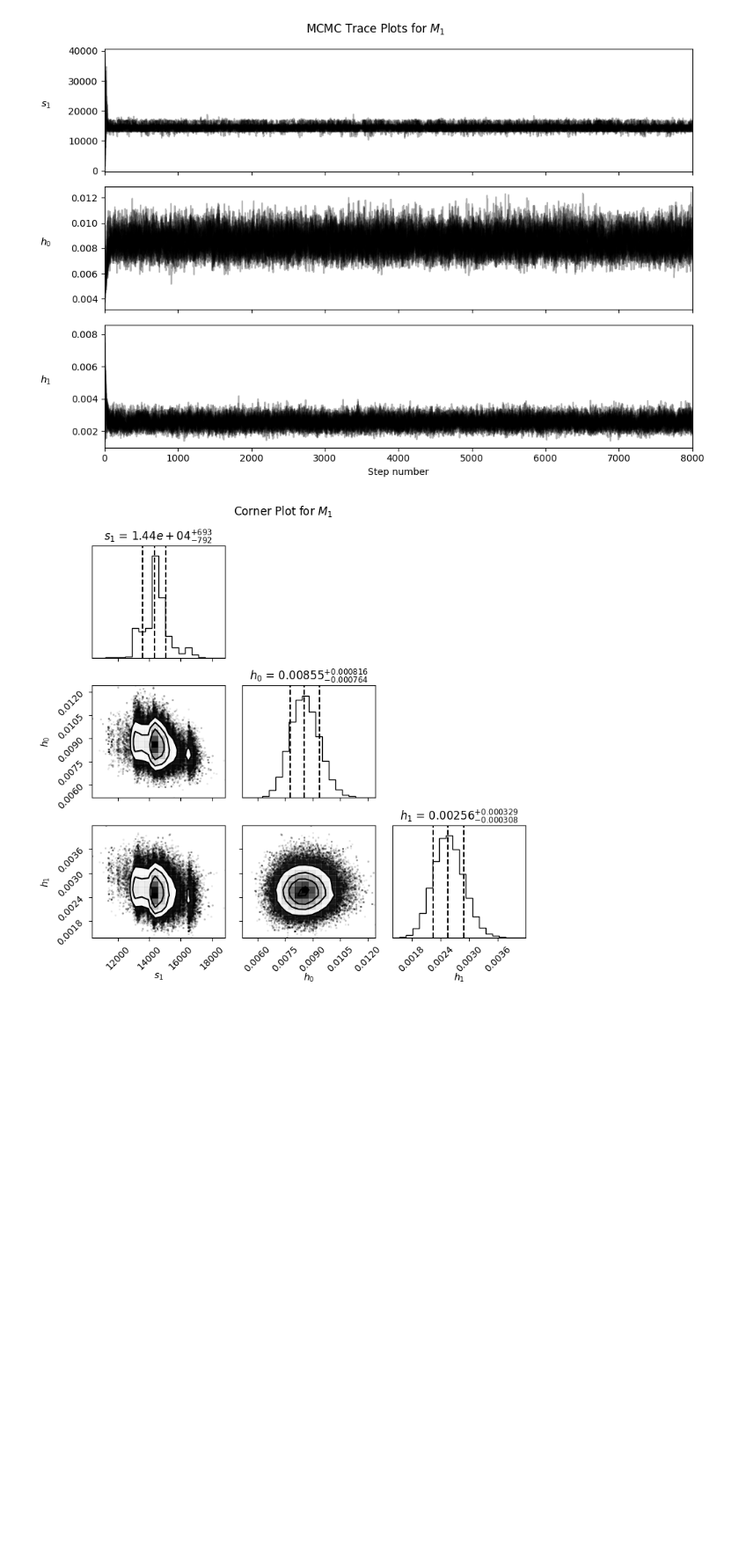
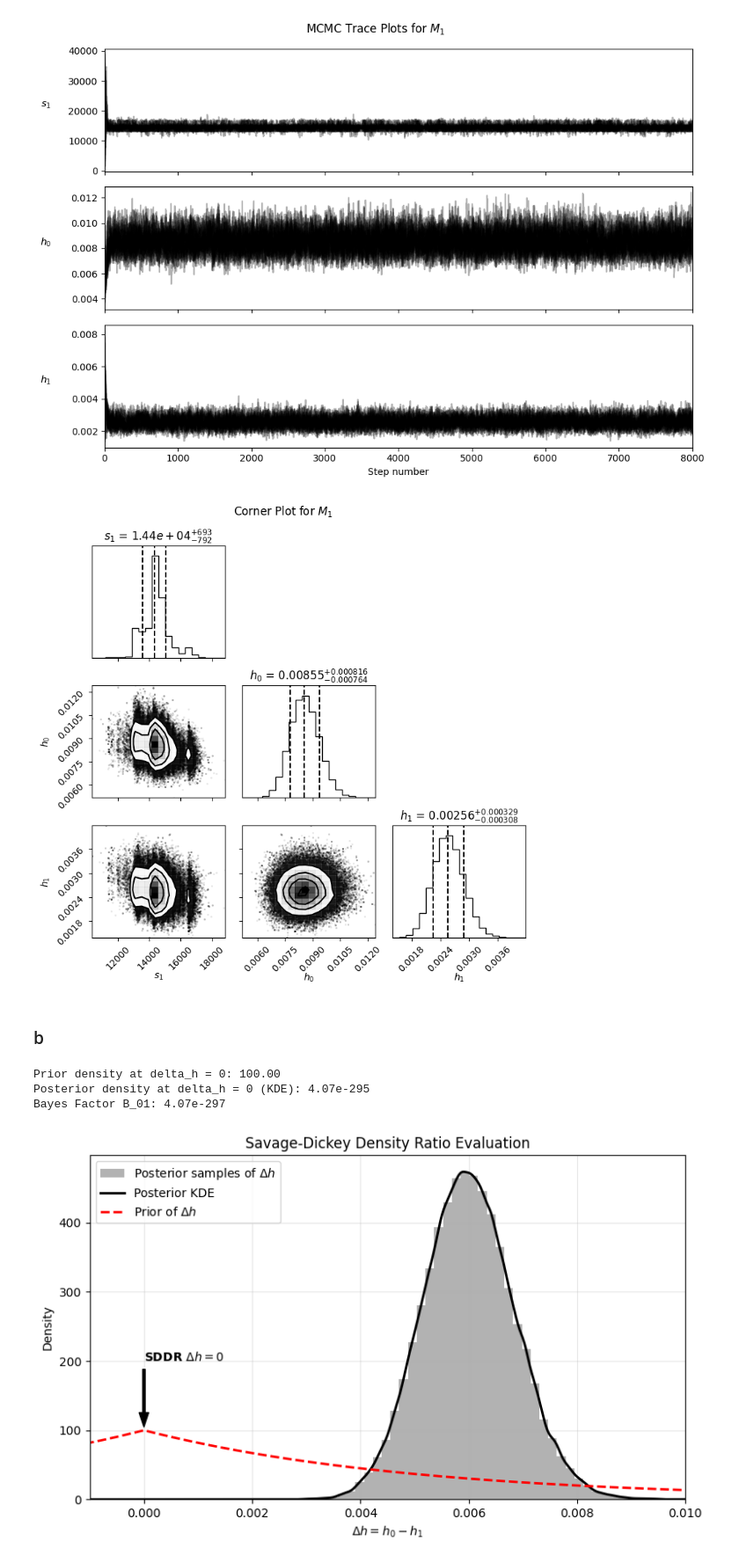
Before and after one commit to frederick4c/S2CW, a Jupyter notebook: notebook.ipynb, the cells around one changed output. Shown at 88% size. Cells and saved outputs as stored; diff of their text form; code cells hidden in the pictures; blank space fills up the shorter version.

```diff
--- a/notebook.ipynb
+++ b/notebook.ipynb
@@ -333,3 +334,62 @@ plt.show()
 Autocorrelation time for [s1, h0, h1]: [46.63421252 47.73744334 47.25232376]
 [figure]
 [figure]
+# %% [markdown]
+### b
+# %%
+
+# get samples from mcmc
+h0_samples = flat_samples[:, 1]
+h1_samples = flat_samples[:, 2]
+delta_h = h0_samples - h1_samples
+
+# calc prior
+beta = 200
+prior_at_zero = beta / 2.0
+
+# kde of posterior
+kde = gaussian_kde(delta_h)
+posterior_at_zero = kde(0.0)[0]
+
+# bayes factor
+B_01 = posterior_at_zero / prior_at_zero
+
+print(f"Prior density at delta_h = 0: {prior_at_zero:.2f}")
+print(f"Posterior density at delta_h = 0 (KDE): {posterior_at_zero:.2e}")
+print(f"Bayes Factor B_01: {B_01:.2e}")
+
+
+
+# plot
+plt.figure(figsize=(8, 5))
+plt.grid(alpha = 0.3)
+# posterior histogram + kde
+plt.hist(delta_h, bins=50, density=True, alpha=0.6, color='gray', label=r'Posterior samples of $\Delta h$')
+x_grid = np.linspace(-0.002, np.max(delta_h) + 0.002, 1000)
+plt.plot(x_grid, kde(x_grid), 'k-', lw=2, label='Posterior KDE')
+
+# prior
+prior_pdf = (beta / 2.0) * np.exp(-beta * np.abs(x_grid))
+plt.plot(x_grid, prior_pdf, 'r--', lw=2, label=r'Prior of $\Delta h$')
+
+# Highlight the evaluation point for SDDR
+# plt.vlines(x=0, ymin =0, ymax = 100, color = 'k', linestyle = '--')
+plt.annotate(r'SDDR $\Delta h = 0$', xy=(0, 100), xytext=(0.000, 200),
+             arrowprops=dict(facecolor='k', shrink=0.05, width=2, headwidth=8),
+             color='k',
+             fontweight='bold')
+
+plt.xlabel(r'$\Delta h = h_0 - h_1$')
+plt.ylabel('Density')
+plt.title('Savage-Dickey Density Ratio Evaluation')
+plt.xlim(-0.001, 0.01)
+
+plt.legend()
+plt.tight_layout()
+plt.savefig('figs/Ex4b.pdf')
+plt.show()
+# %% [output]
+Prior density at delta_h = 0: 100.00
+Posterior density at delta_h = 0 (KDE): 4.07e-295
+Bayes Factor B_01: 4.07e-297
+[figure, added]
```
Also changed, not shown: parts of 1 cell of this notebook, 7 other files.
